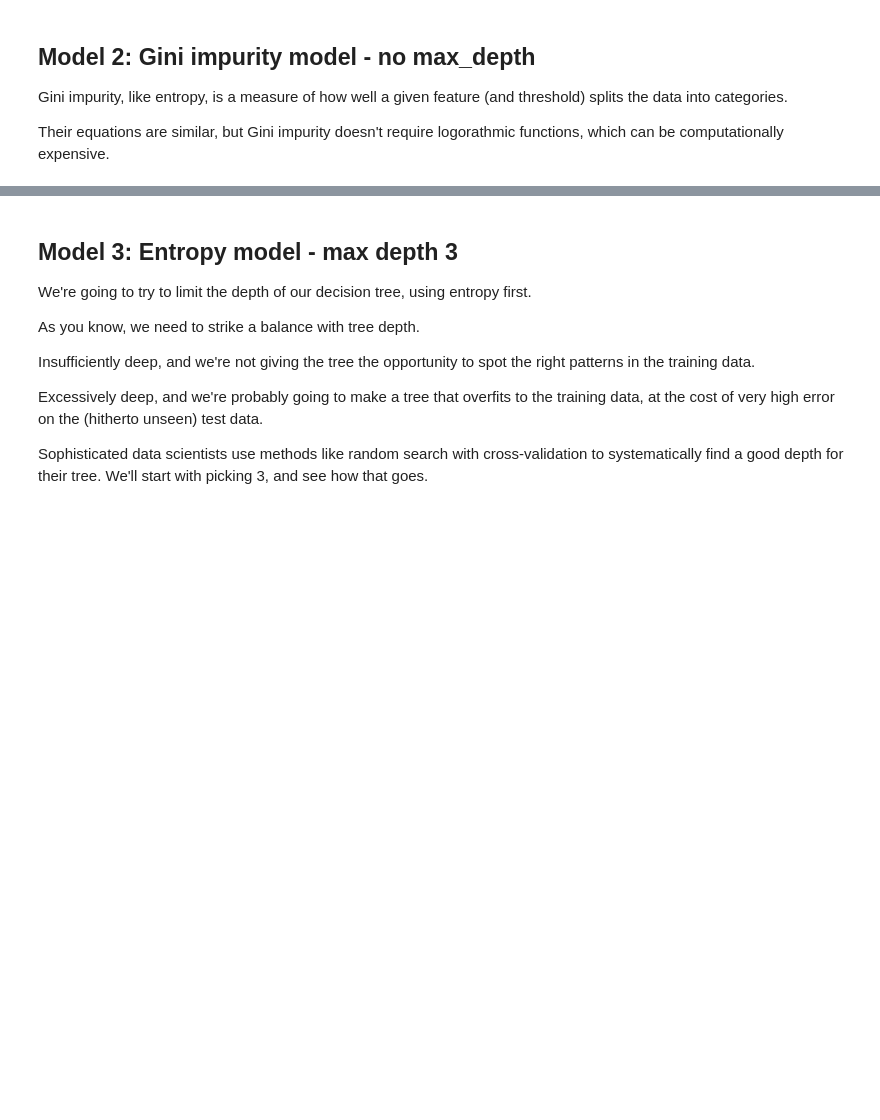
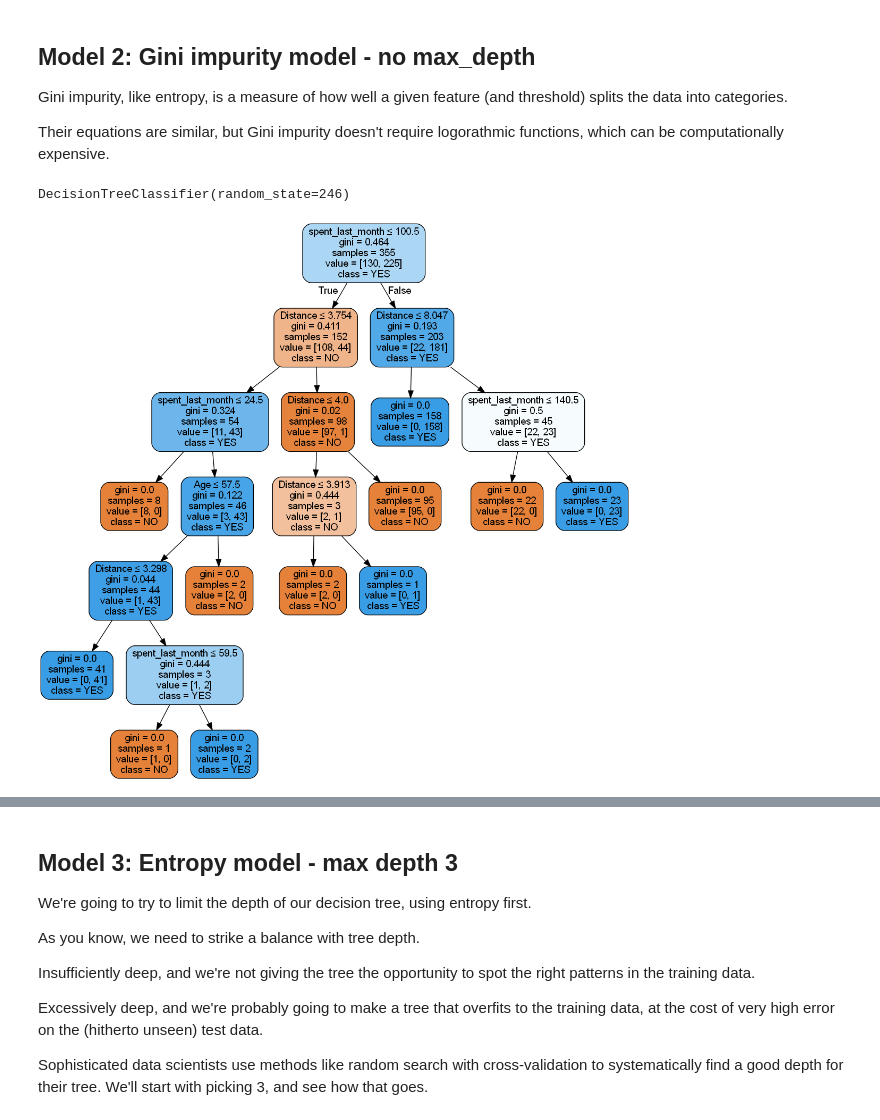
Before and after one commit to dennisvdang/Springboard-Portfolio, a Jupyter notebook: Coffee-Case-Study-Decision-Tree/Springboard Decision Tree Specialty Coffee Case Study - Tier 3.ipynb, the cells around one changed output, grey strips where cells are left out. Drawn from its saved outputs; the diff is of its cells as text; code cells hidden in the pictures; blank space fills up the shorter version.

```diff
--- a/Coffee-Case-Study-Decision-Tree/Springboard Decision Tree Specialty Coffee Case Study - Tier 3.ipynb
+++ b/Coffee-Case-Study-Decision-Tree/Springboard Decision Tree Specialty Coffee Case Study - Tier 3.ipynb
@@ -360,16 +447,18 @@ Their equations are similar, but Gini impurity doesn't require logorathmic funct
 # %%
 # Make a variable called gini_model, and assign it exactly what you assigned entr_model with above, but with the
 # criterion changed to 'gini'
-_ _ _
+gini_model = tree.DecisionTreeClassifier(criterion='gini', random_state=246)
 
 # Call fit() on the gini_model as you did with the entr_model
-_ _ _
+gini_model.fit(X_train, y_train)
 
 # Call predict() on the gini_model as you did with the entr_model
-_ _ _
+y_pred = gini_model.predict(X_test)
 
 # Turn y_pred into a series, as before
-_ _ _
+y_pred_series = pd.Series(y_pred)
 
 # Check out gini_model
-_ _ _
+gini_model
+# %% [output]
+DecisionTreeClassifier(random_state=246)
@@ -383,3 +465,20 @@ _ _ _
+# %%
+# As before, but make the model name gini_model
+exported = tree.export_graphviz(gini_model,
+                           out_file=None,
+                           feature_names=X_train.columns,
+                           class_names=gini_model.classes_,
+                           filled=True,
+                           rounded=True,
+                           special_characters=True)
+
+# Use graphviz to visualize the tree
+graph = graphviz.Source(exported)
+graph.format = 'png'
+graph.render('decision_tree_gini_model')
+Image(filename='decision_tree_gini_model.png')
+# %% [output]
+[figure, added]
 # %%
 # Run this block for model evaluation
 print("Model Gini impurity model")
```
Also changed, not shown: parts of 46 cells of this notebook, 8 other files.
